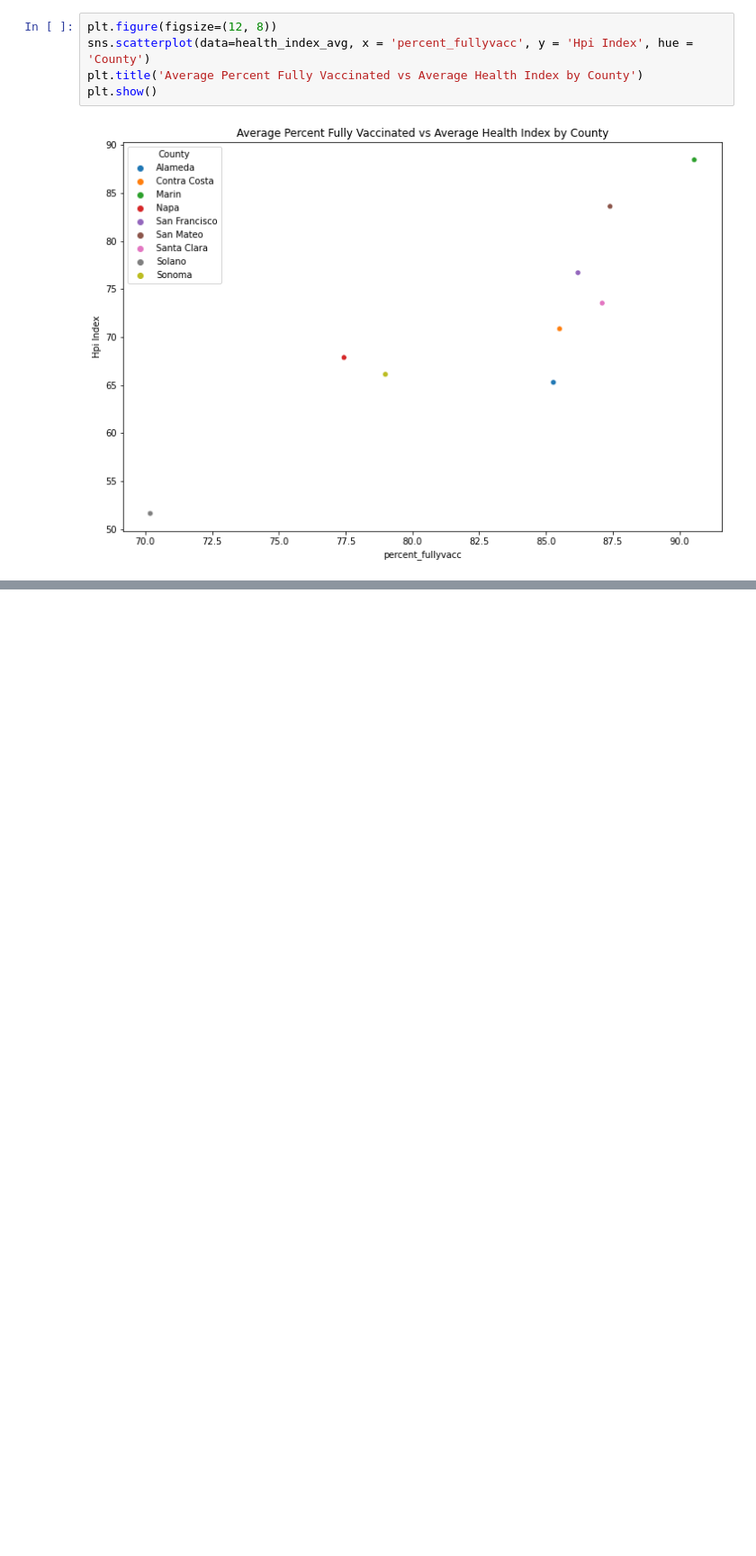
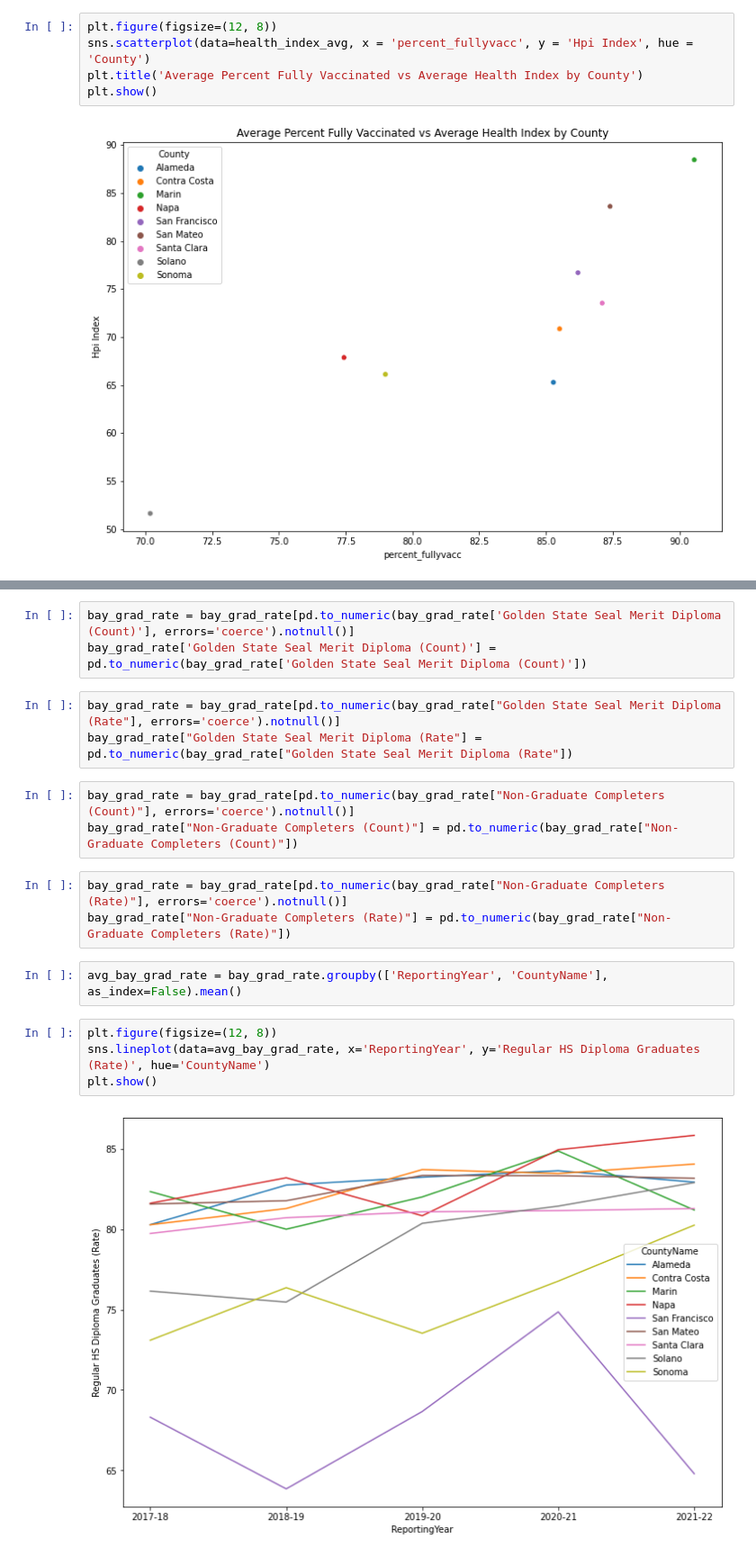
Before and after one commit to meganajoseph/HealthAndSuccess, a Jupyter notebook: Health_and_Academic_Success.ipynb, the cells around one changed output, grey strips where cells are left out. Shown at 90% size. Drawn from its saved outputs; the diff is of its cells as text; blank space fills up the shorter version.

Commit message:
cleaned grad rates

```diff
--- a/Health_and_Academic_Success.ipynb
+++ b/Health_and_Academic_Success.ipynb
@@ -456,0 +502,20 @@ plt.show()
+# %%
+bay_grad_rate = bay_grad_rate[pd.to_numeric(bay_grad_rate['Golden State Seal Merit Diploma (Count)'], errors='coerce').notnull()]
+bay_grad_rate['Golden State Seal Merit Diploma (Count)'] = pd.to_numeric(bay_grad_rate['Golden State Seal Merit Diploma (Count)'])
+# %%
+bay_grad_rate = bay_grad_rate[pd.to_numeric(bay_grad_rate["Golden State Seal Merit Diploma (Rate"], errors='coerce').notnull()]
+bay_grad_rate["Golden State Seal Merit Diploma (Rate"] = pd.to_numeric(bay_grad_rate["Golden State Seal Merit Diploma (Rate"])
+# %%
+bay_grad_rate = bay_grad_rate[pd.to_numeric(bay_grad_rate["Non-Graduate Completers (Count)"], errors='coerce').notnull()]
+bay_grad_rate["Non-Graduate Completers (Count)"] = pd.to_numeric(bay_grad_rate["Non-Graduate Completers (Count)"])
+# %%
+bay_grad_rate = bay_grad_rate[pd.to_numeric(bay_grad_rate["Non-Graduate Completers (Rate)"], errors='coerce').notnull()]
+bay_grad_rate["Non-Graduate Completers (Rate)"] = pd.to_numeric(bay_grad_rate["Non-Graduate Completers (Rate)"])
+# %%
+avg_bay_grad_rate = bay_grad_rate.groupby(['ReportingYear', 'CountyName'], as_index=False).mean()
+# %%
+plt.figure(figsize=(12, 8))
+sns.lineplot(data=avg_bay_grad_rate, x='ReportingYear', y='Regular HS Diploma Graduates (Rate)', hue='CountyName')
+plt.show()
+# %% [output]
+[figure, added]
```
Also changed, not shown: parts of 12 cells of this notebook.
